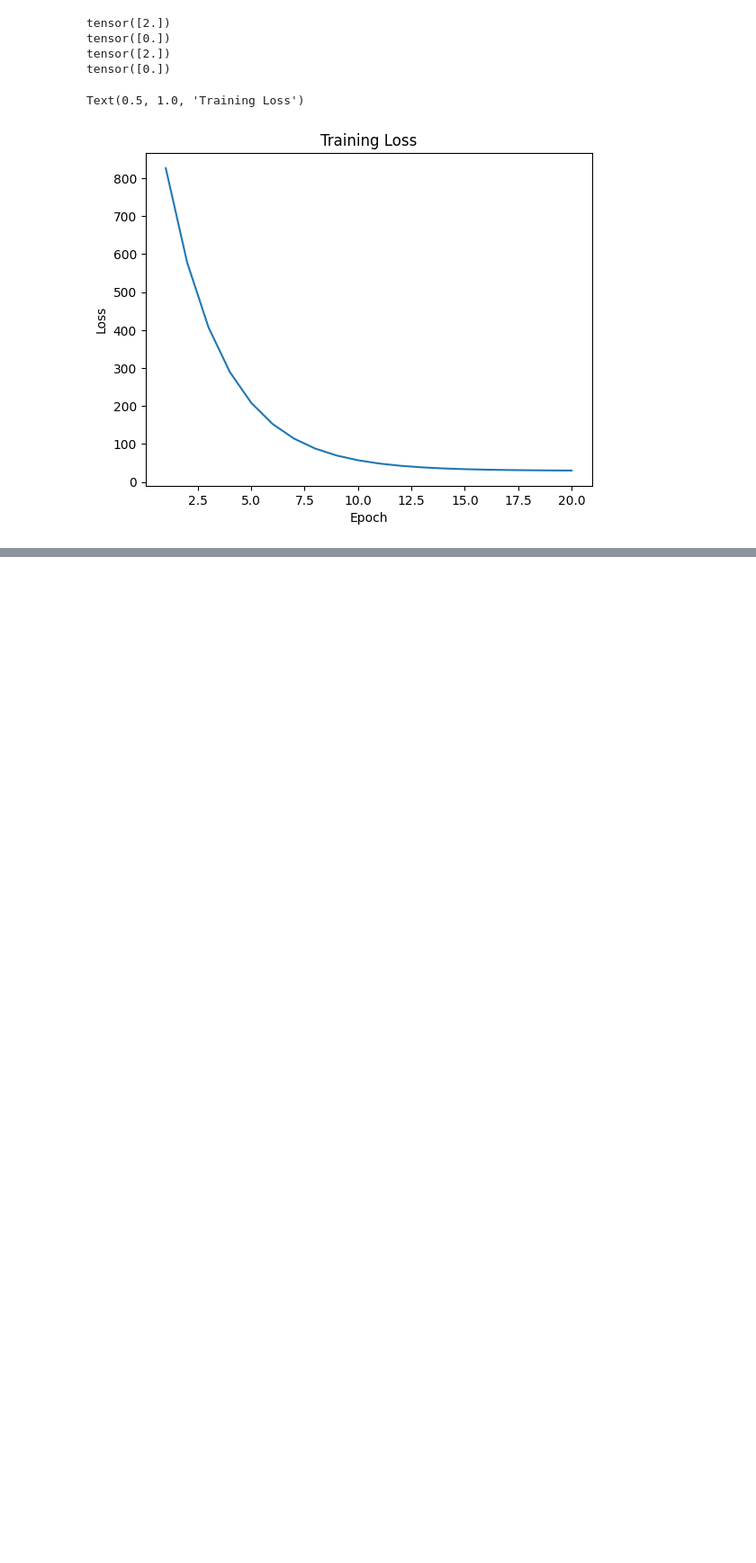
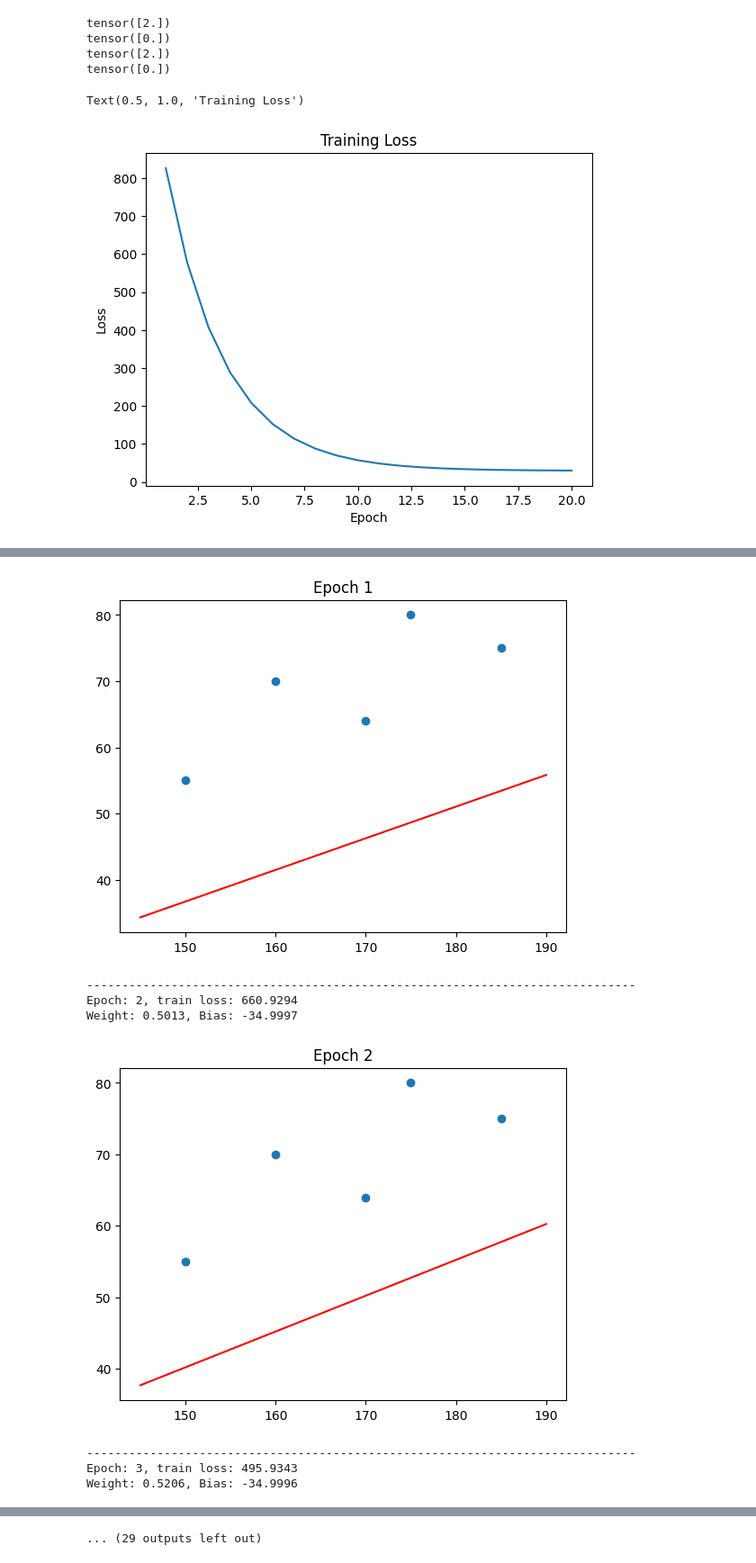
Before and after one commit to KKugi/Deep_learning_textbooks, a Jupyter notebook: Linear_regression.ipynb, the cells around one changed output, grey strips where cells are left out. Shown at 90% size. Drawn from its saved outputs; the diff is of its cells as text; code cells hidden in the pictures; blank space fills up the shorter version.

```diff
--- a/Linear_regression.ipynb
+++ b/Linear_regression.ipynb
@@ -266,3 +266,73 @@ plt.title("Training Loss")
 # %% [output]
 Text(0.5, 1.0, 'Training Loss')
 [figure]
+# %%
+from torch import nn, optim
+
+# print(x.shape)
+
+x=x.reshape(-1,1) # 개채 형태로 바꿔줌
+# print(x.shape)
+
+model = nn.Linear(1,1)
+# print(model)
+model.weight.data = torch.tensor([[0.45]])
+# model.weight.data = model.weight.data.unsqueeze(dim=0)
+# print(model.weight.data) # (out_features, in_features)
+model.bias.data = torch.tensor([-35.])
+# print(model.bias.data)
+
+LR = 3e-6
+EPOCH = 20
+
+# for i in model.parameters():
+#     print(i)
+optimizer = optim.SGD(model.parameters(), lr=LR)
+criterion = nn.MSELoss()
+
+loss_history = []
+
+
+# print(x)
+# print(x * model.weight.data + model.bias.data)
+for ep in range(EPOCH):
+    # inference
+    y_hat = model(x)
+
+    # loss
+    """
+    보통 다른 손실 함수(예: nn.CrossEntropyLoss)는 input과 target 순서가 엄격해서,
+    실제 훈련 시에는 항상 (모델 출력, 실제 정답) 순서로 쓰는 게 원칙
+
+    criterion(input, target)
+    여기서 input은 모델 출력 (예측값, y_hat)
+    target은 실제 정답값 (y)
+    """
+    loss = criterion(y_hat, y)
+
+    # update (순서 중요!)
+    optimizer.zero_grad() # gradient 누적을 막기 위한 초기화: 이전 배치에서 계산된 gradient 초기화
+    loss.backward() # backpropagation: 현재 배치에 대해 gradient 계산
+    optimizer.step() # weight update: 모델 파라미터를 손실 감소 방향으로, 설정한 크기만큼 한 스텝 이동
+
+    # print loss
+    loss_history += [loss.item()]
+    print(f"Epoch: {ep+1}, train loss: {loss.item():.4f}")
+
+    # print weight and bias
+    print(f"Weight: {model.weight.data.item():.4f}, Bias: {model.bias.data.item():.4f}")
+    print()
+
+    # print graph
+    x_plot = torch.linspace(145, 190, 100)
+    y_plot = model.weight.squeeze().detach() * x_plot + model.bias.detach()
+    # print(y_plot)
+
+    plt.figure()
+    plt.plot(x, y, 'o')
+    plt.plot(x_plot, y_plot, 'r')
+    plt.title(f"Epoch {ep+1}")
+    plt.show()
+
+    print("-"*78)
+# %% [output]
@@ -268,0 +341,8 @@ Text(0.5, 1.0, 'Training Loss')
+[figure, added]
+------------------------------------------------------------------------------
+Epoch: 2, train loss: 660.9294
+Weight: 0.5013, Bias: -34.9997
+[figure, added]
+------------------------------------------------------------------------------
+Epoch: 3, train loss: 495.9343
+Weight: 0.5206, Bias: -34.9996
@@ -268,0 +362 @@ Text(0.5, 1.0, 'Training Loss')
+... (29 outputs left out)
```
Also changed, not shown: parts of 6 cells of this notebook.
